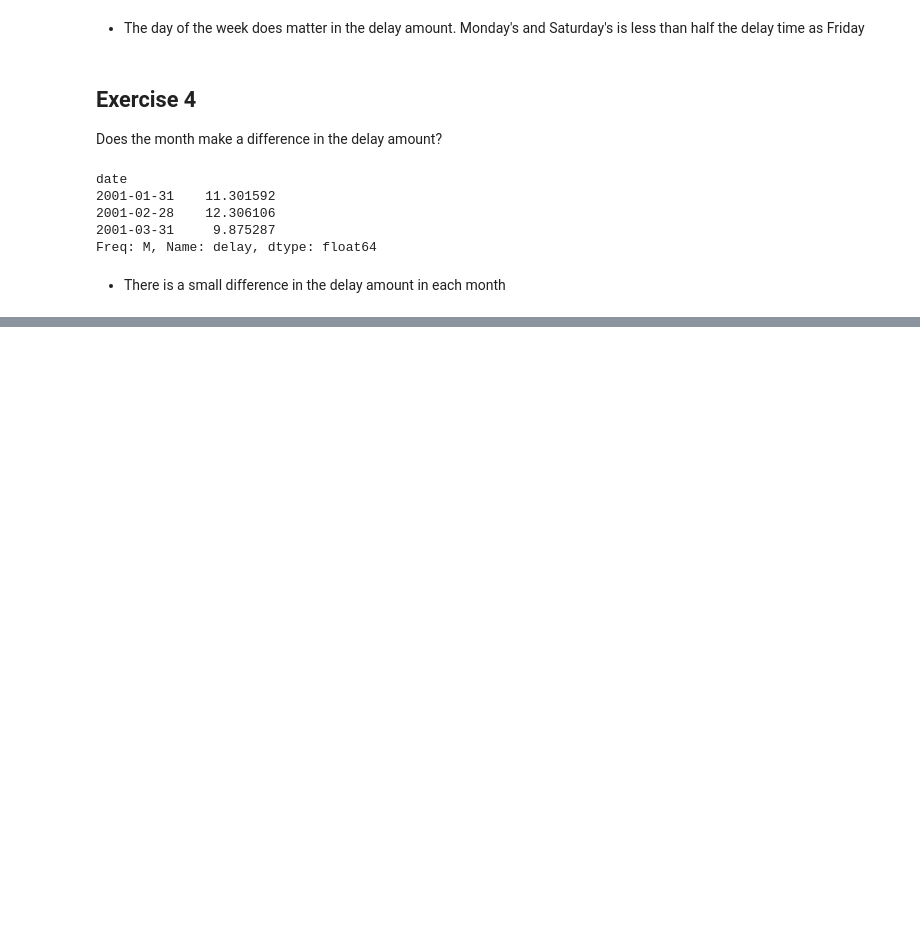
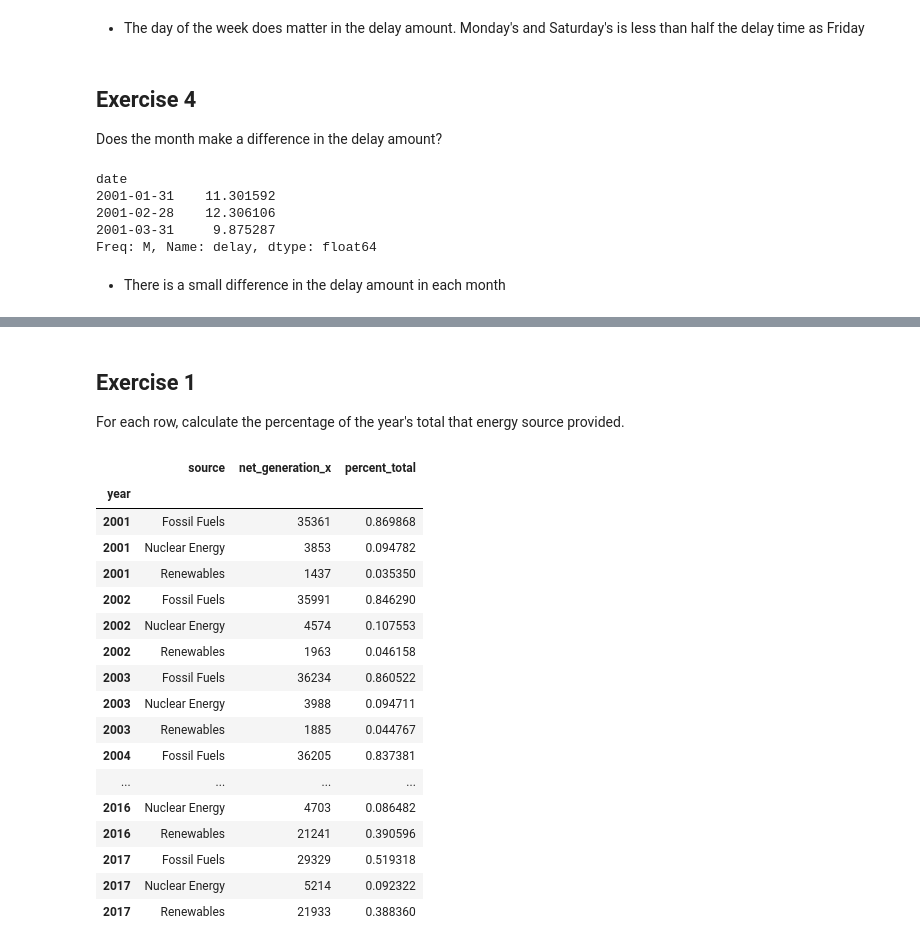
Before and after one commit to gilbert-noriega-ii/time-series-exercises, a Jupyter notebook: time-series-manipulation.ipynb, the cells around one changed output, grey strips where cells are left out. Drawn from its saved outputs; the diff is of its cells as text; code cells hidden in the pictures; blank space fills up the shorter version.

```diff
--- a/time-series-manipulation.ipynb
+++ b/time-series-manipulation.ipynb
@@ -431,0 +459,3 @@ Freq: M, Name: delay, dtype: float64
+# %% [markdown]
+## Exercise 1
+For each row, calculate the percentage of the year's total that energy source provided.
@@ -431,0 +474,21 @@ Freq: M, Name: delay, dtype: float64
+# %%
+iowa
+# %% [output]
+|  | source | net_generation_x | percent_total |
+| year |  |  |  |
+| 2001 | Fossil Fuels | 35361 | 0.869868 |
+| 2001 | Nuclear Energy | 3853 | 0.094782 |
+| 2001 | Renewables | 1437 | 0.035350 |
+| 2002 | Fossil Fuels | 35991 | 0.846290 |
+| 2002 | Nuclear Energy | 4574 | 0.107553 |
+| 2002 | Renewables | 1963 | 0.046158 |
+| 2003 | Fossil Fuels | 36234 | 0.860522 |
+| 2003 | Nuclear Energy | 3988 | 0.094711 |
+| 2003 | Renewables | 1885 | 0.044767 |
+| 2004 | Fossil Fuels | 36205 | 0.837381 |
+| ... | ... | ... | ... |
+| 2016 | Nuclear Energy | 4703 | 0.086482 |
+| 2016 | Renewables | 21241 | 0.390596 |
+| 2017 | Fossil Fuels | 29329 | 0.519318 |
+| 2017 | Nuclear Energy | 5214 | 0.092322 |
+| 2017 | Renewables | 21933 | 0.388360 |
```
Also changed, not shown: parts of 49 cells of this notebook.
